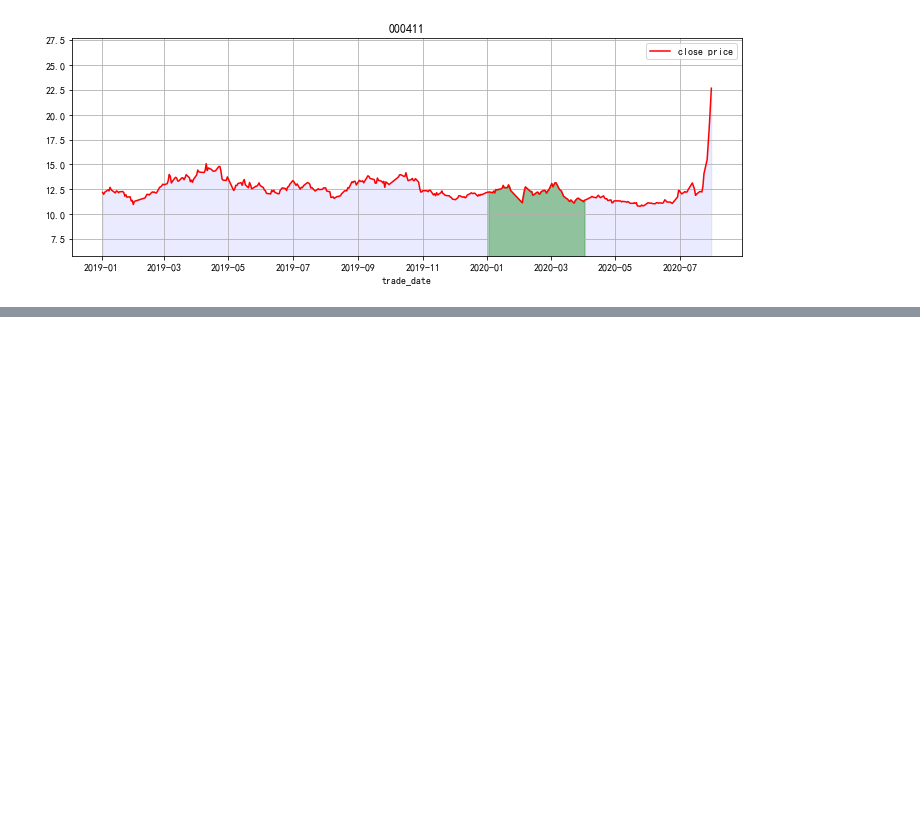
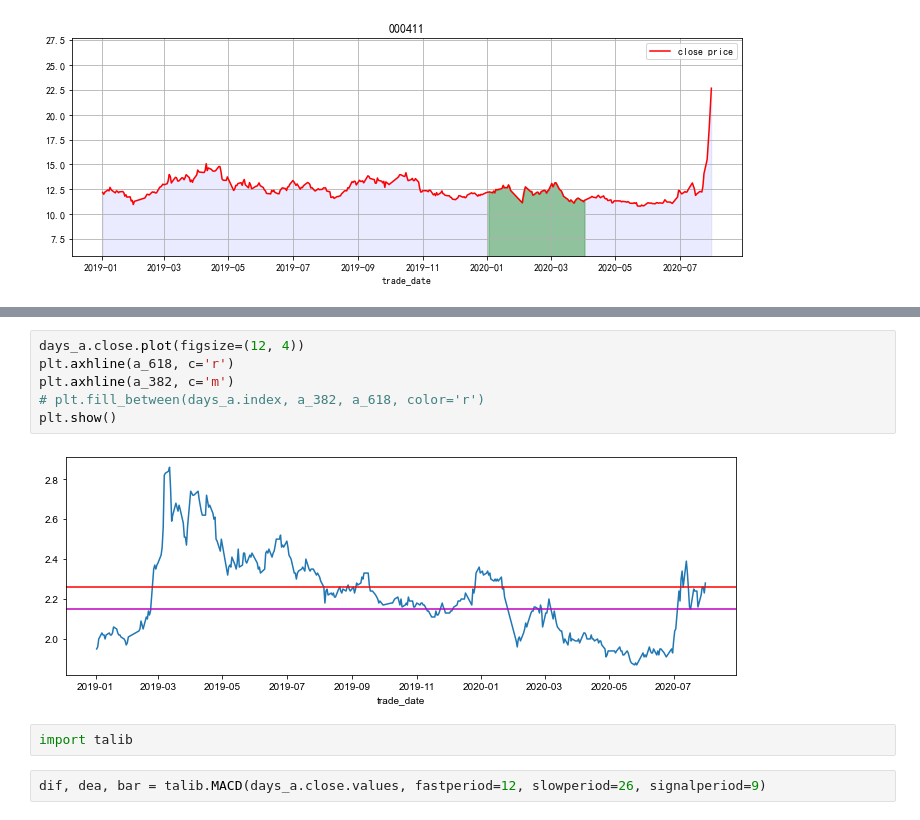
Before and after one commit to wd64759/quants, a Jupyter notebook: quants/abnormal_stocks.ipynb, the cells around one changed output, grey strips where cells are left out. Drawn from its saved outputs; the diff is of its cells as text; blank space fills up the shorter version.

```diff
--- a/quants/abnormal_stocks.ipynb
+++ b/quants/abnormal_stocks.ipynb
@@ -155,0 +241,12 @@ ana_candle_vol(tdays[-100:])
+# %%
+days_a.close.plot(figsize=(12, 4))
+plt.axhline(a_618, c='r')
+plt.axhline(a_382, c='m')
+# plt.fill_between(days_a.index, a_382, a_618, color='r')
+plt.show()
+# %% [output]
+[figure, added]
+# %%
+import talib
+# %%
+dif, dea, bar = talib.MACD(days_a.close.values, fastperiod=12, slowperiod=26, signalperiod=9)
```
Also changed, not shown: parts of 12 cells of this notebook, 3 other files.
